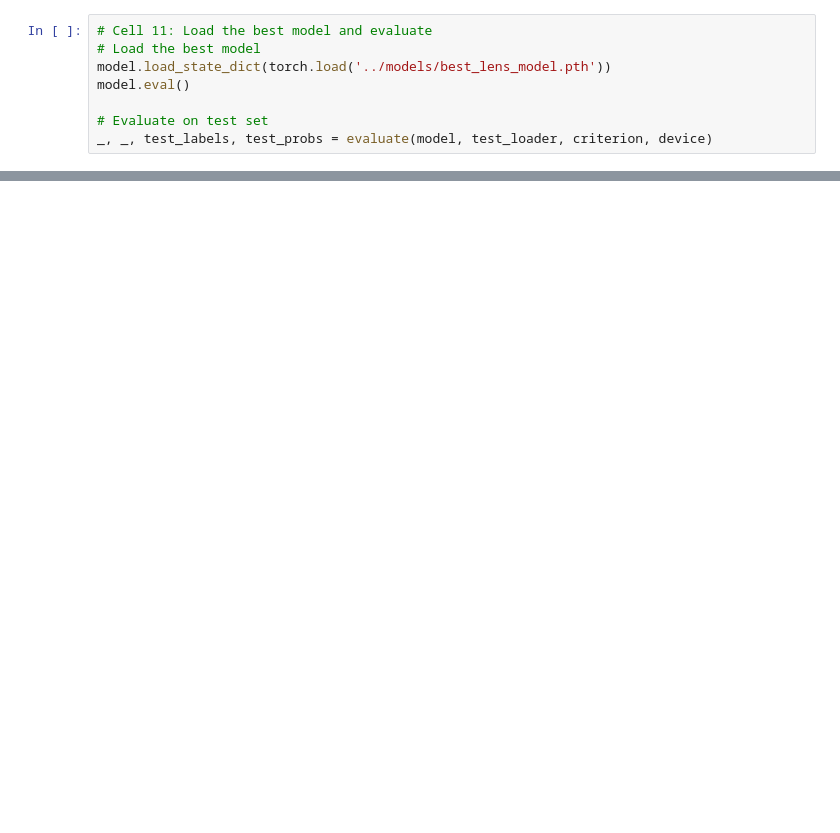
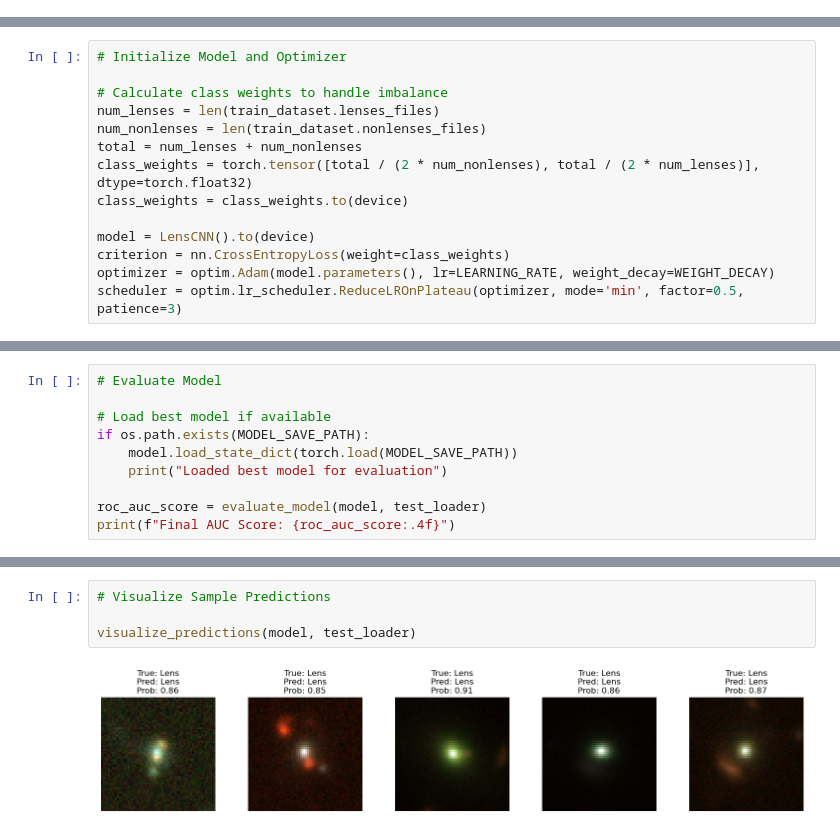
Before and after one commit to prabeshAryal/gravitational-lensing-problem, a Jupyter notebook: notebooks/gravitational_lens_classification.ipynb, the cells around one changed output, grey strips where cells are left out. Drawn from its saved outputs; the diff is of its cells as text; blank space fills up the shorter version.

```diff
--- a/notebooks/gravitational_lens_classification.ipynb
+++ b/notebooks/gravitational_lens_classification.ipynb
@@ -554,8 +0,0 @@ plt.show()
-# %%
-# Cell 11: Load the best model and evaluate
-# Load the best model
-model.load_state_dict(torch.load('../models/best_lens_model.pth'))
-model.eval()
-
-# Evaluate on test set
-_, _, test_labels, test_probs = evaluate(model, test_loader, criterion, device)
@@ -881,0 +194,14 @@ In this notebook, we tackled the problem of gravitational lens detection using a
+# %%
+# Initialize Model and Optimizer
+
+# Calculate class weights to handle imbalance
+num_lenses = len(train_dataset.lenses_files)
+num_nonlenses = len(train_dataset.nonlenses_files)
+total = num_lenses + num_nonlenses
+class_weights = torch.tensor([total / (2 * num_nonlenses), total / (2 * num_lenses)], dtype=torch.float32)
+class_weights = class_weights.to(device)
+
+model = LensCNN().to(device)
+criterion = nn.CrossEntropyLoss(weight=class_weights)
+optimizer = optim.Adam(model.parameters(), lr=LEARNING_RATE, weight_decay=WEIGHT_DECAY)
+scheduler = optim.lr_scheduler.ReduceLROnPlateau(optimizer, mode='min', factor=0.5, patience=3)
@@ -881,0 +394,10 @@ In this notebook, we tackled the problem of gravitational lens detection using a
+# %%
+# Evaluate Model
+
+# Load best model if available
+if os.path.exists(MODEL_SAVE_PATH):
+    model.load_state_dict(torch.load(MODEL_SAVE_PATH))
+    print("Loaded best model for evaluation")
+
+roc_auc_score = evaluate_model(model, test_loader)
+print(f"Final AUC Score: {roc_auc_score:.4f}")
@@ -881,0 +462,6 @@ In this notebook, we tackled the problem of gravitational lens detection using a
+# %%
+# Visualize Sample Predictions
+
+visualize_predictions(model, test_loader)
+# %% [output]
+[figure, added]
```
Also changed, not shown: parts of 36 cells of this notebook, 5 other files.
